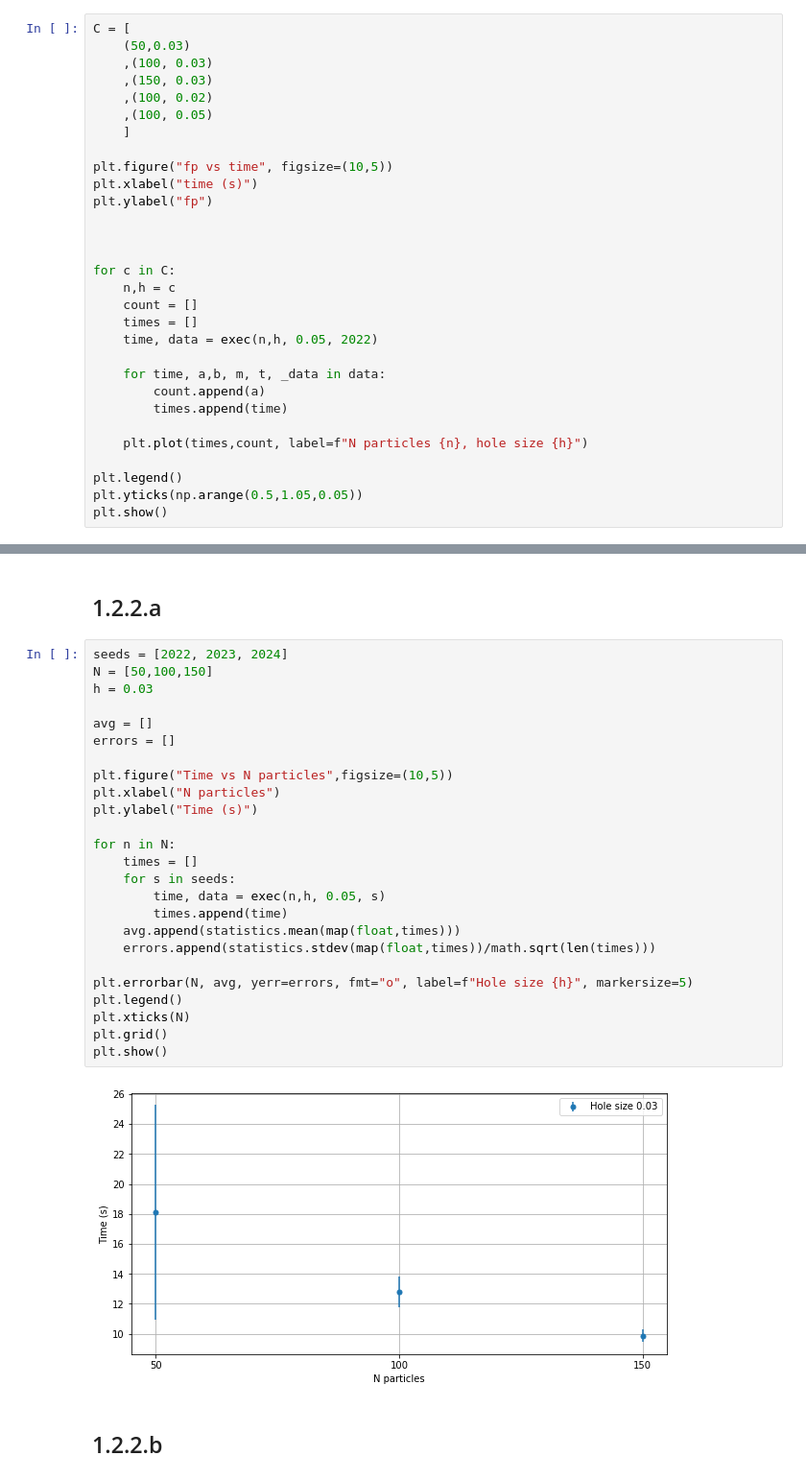
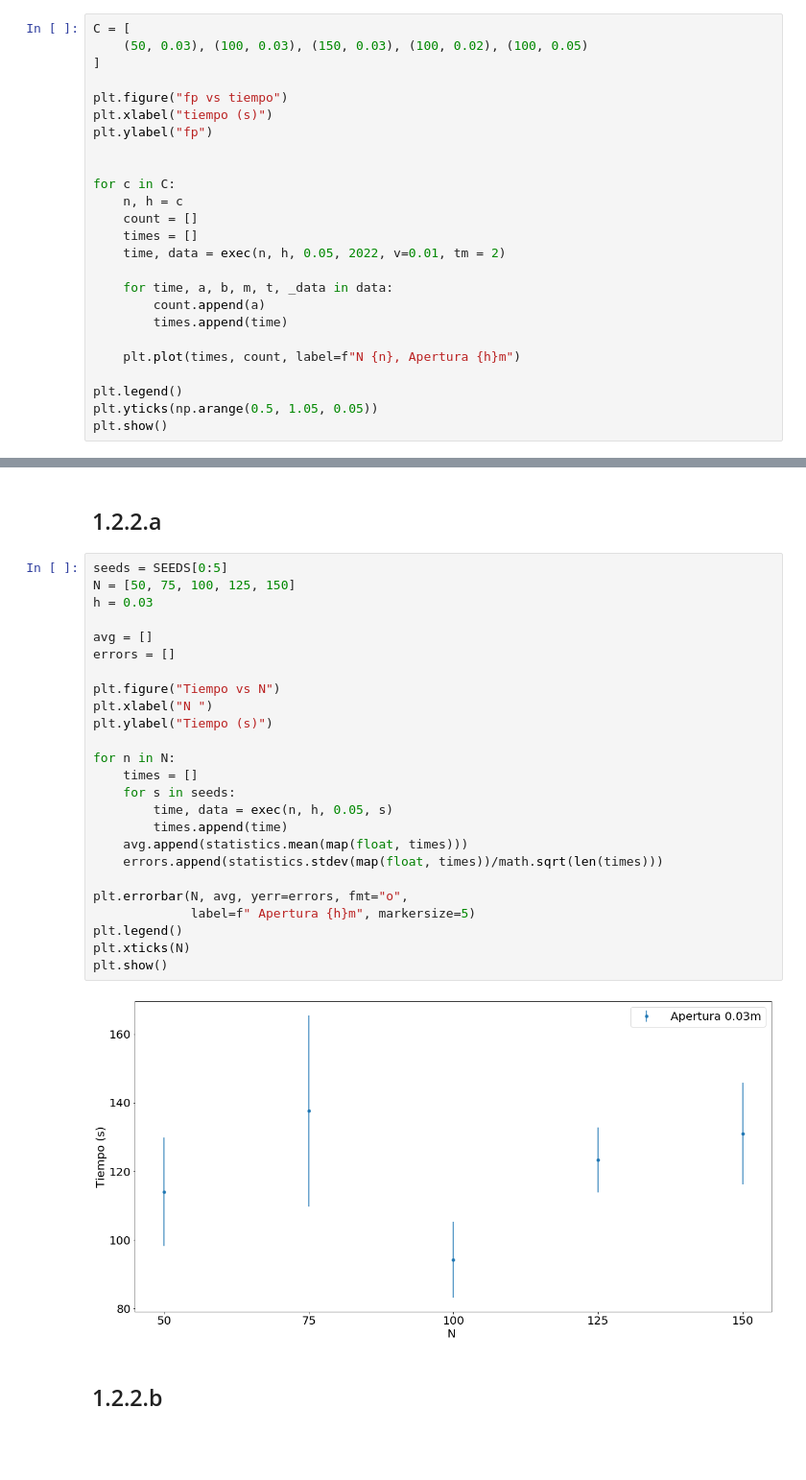
Before and after one commit to atormakh/SimulacionDeSistemas, a Jupyter notebook: 2DGasDiffusion/stats.ipynb, the cells around one changed output, grey strips where cells are left out. Shown: that part at 96% size. Cells and saved outputs as stored; diff of their text form; blank space fills up the shorter version.

Commit message:
change graphics

```diff
--- a/2DGasDiffusion/stats.ipynb
+++ b/2DGasDiffusion/stats.ipynb
@@ -33,32 +40,27 @@ def exec(N, h, t, s, v=0.01, tm=1):
 ## 1.2
 # %%
 C = [
-    (50,0.03)
-    ,(100, 0.03)
-    ,(150, 0.03)
-    ,(100, 0.02)
-    ,(100, 0.05)
-    ]
+    (50, 0.03), (100, 0.03), (150, 0.03), (100, 0.02), (100, 0.05)
+]
 
-plt.figure("fp vs time", figsize=(10,5))
-plt.xlabel("time (s)")
+plt.figure("fp vs tiempo")
+plt.xlabel("tiempo (s)")
 plt.ylabel("fp")
 
 
-
 for c in C:
-    n,h = c
+    n, h = c
     count = []
     times = []
-    time, data = exec(n,h, 0.05, 2022)
+    time, data = exec(n, h, 0.05, 2022, v=0.01, tm = 2)
 
-    for time, a,b, m, t, _data in data:
+    for time, a, b, m, t, _data in data:
         count.append(a)
         times.append(time)
 
-    plt.plot(times,count, label=f"N particles {n}, hole size {h}")
+    plt.plot(times, count, label=f"N {n}, Apertura {h}m")
 
 plt.legend()
-plt.yticks(np.arange(0.5,1.05,0.05))
+plt.yticks(np.arange(0.5, 1.05, 0.05))
 plt.show()
 # %% [output]
@@ -67,32 +69,32 @@ plt.show()
 
 ## 1.2.2.a
 # %%
-seeds = [2022, 2023, 2024]
-N = [50,100,150]
+seeds = SEEDS[0:5]
+N = [50, 75, 100, 125, 150]
 h = 0.03
 
 avg = []
 errors = []
 
-plt.figure("Time vs N particles",figsize=(10,5))
-plt.xlabel("N particles")
-plt.ylabel("Time (s)")
+plt.figure("Tiempo vs N")
+plt.xlabel("N ")
+plt.ylabel("Tiempo (s)")
 
 for n in N:
     times = []
     for s in seeds:
-        time, data = exec(n,h, 0.05, s)
+        time, data = exec(n, h, 0.05, s)
         times.append(time)
-    avg.append(statistics.mean(map(float,times)))
-    errors.append(statistics.stdev(map(float,times))/math.sqrt(len(times)))
+    avg.append(statistics.mean(map(float, times)))
+    errors.append(statistics.stdev(map(float, times))/math.sqrt(len(times)))
 
-plt.errorbar(N, avg, yerr=errors, fmt="o", label=f"Hole size {h}", markersize=5)
+plt.errorbar(N, avg, yerr=errors, fmt="o",
+             label=f" Apertura {h}m", markersize=5)
 plt.legend()
 plt.xticks(N)
-plt.grid()
 plt.show()
 # %% [output]
-[figure, old version]
+[figure, new version]
 # %% [markdown]
 
 ## 1.2.2.b
```
Also changed, not shown: parts of 9 cells of this notebook, 2 other files.
